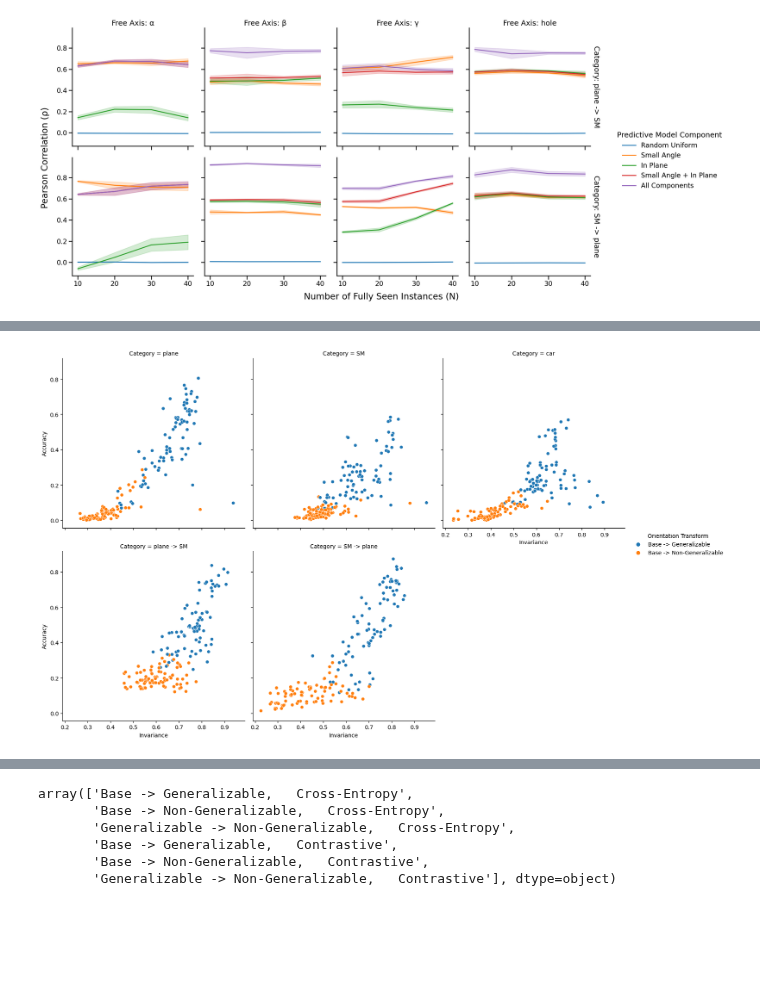
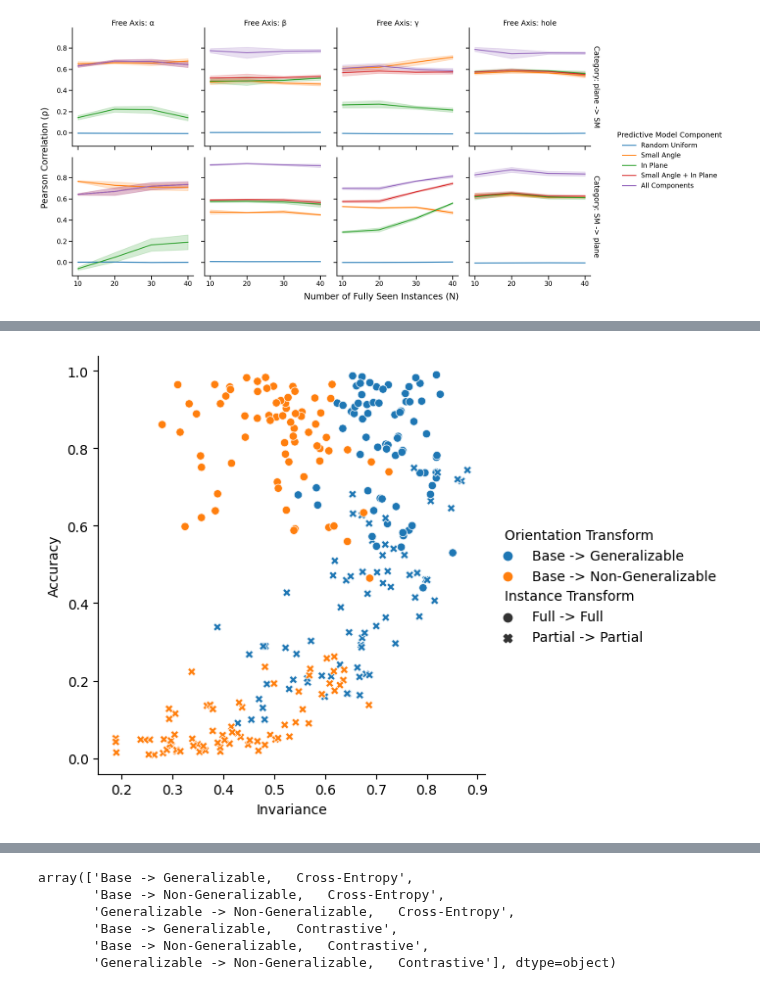
Before and after one commit to avicooper1/OOD_Orientation_Generalization, a Jupyter notebook: notebooks/analyses.ipynb, the cells around one changed output, grey strips where cells are left out. Cells and saved outputs as stored; diff of their text form; code cells hidden in the pictures; blank space fills up the shorter version.

```diff
--- a/notebooks/analyses.ipynb
+++ b/notebooks/analyses.ipynb
@@ -14,2 +13,0 @@ heatmap = np.load('/home/avic/om2/OODOG/experiments/exp12/10_fully_seen/run0/eva
-# %%
-exp_data = ExpData.from_job_i(project_path, storage_path, 240)
@@ -88,7 +89,7 @@ results = []
 exp_datas = []
 idxs = {}
 
-for idx in tqdm(exps.iloc[[0, 54]].index):
+for idx in tqdm(exps.iloc[:20].index):
     for job_i in range(idx * 20, (idx + 1) * 20):
         idxs[(idx, job_i)] = len(results)
         try:
@@ -224,23 +214,26 @@ g = sns.displot(data=selectivity_frame,
 # %%
-a = invariances_frame[(invariances_frame['Instance Transform'] == 'Partial -> Partial') & (invariances_frame['Orientation Transform'] != 'Predicted -> Not-Predicted')].copy()
+a = invariances_frame[(invariances_frame['Orientation Transform'] != 'Predicted -> Not-Predicted')].copy()
 # %%
 a['Orientation Set'] = a['Orientation Transform'].apply(lambda t: t[8:])
+# %%
+a['Instance'] = a['Instance Transform'].apply(lambda s: s.split(' ')[0])
 # %%
 g = sns.relplot(kind='scatter',
-            data=partial_accuracy_frame.merge(a).groupby(['Run', 'Orientation Set', 'Instances Fully Seen',
+            data=pd.concat([full_accuracy_frame, partial_accuracy_frame]).merge(a).groupby(['Orientation Set', 'Instances Fully Seen',
        'Free Axis', 'Category', 'Instance Transform', 'Orientation Transform']).mean().reset_index(),
-            # data=accuracy_frame.merge(a),
+            # data=pd.concat([full_accuracy_frame, partial_accuracy_frame]).merge(a),
             x='Invariance',
             y='Accuracy',
             hue='Orientation Transform',
-                            col_order=['plane', 'SM', 'car', 'plane -> SM', 'SM -> plane'],
-            col_wrap=3,
-            col='Category'
+            #                 col_order=['plane', 'SM', 'car', 'plane -> SM', 'SM -> plane'],
+            # col_wrap=3,
+            # col='Category',
+            style='Instance Transform'
            )
 # sns.move_legend(g, "lower center", bbox_to_anchor=(0.4, -0.1))
 # g.set(xscale='log', yscale='log')
 # plt.setp(g.axes.flat, xlabel='')
 # g.fig.supxlabel("Orientation Invariance for Partially Seen")
 # plt.savefig('dist_acc.png', transparent=True, dpi=300)
 # %% [output]
-[figure, old version]
+[figure, new version]
```
Also changed, not shown: parts of 24 cells of this notebook, 9 other files.
